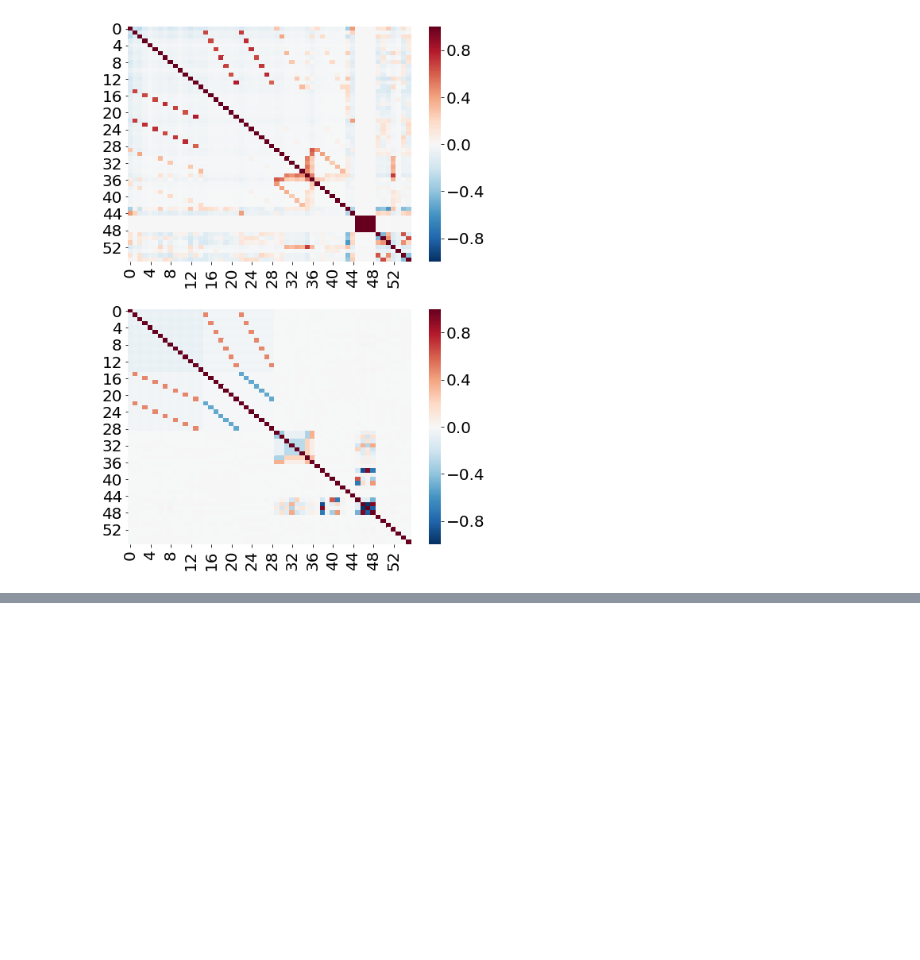
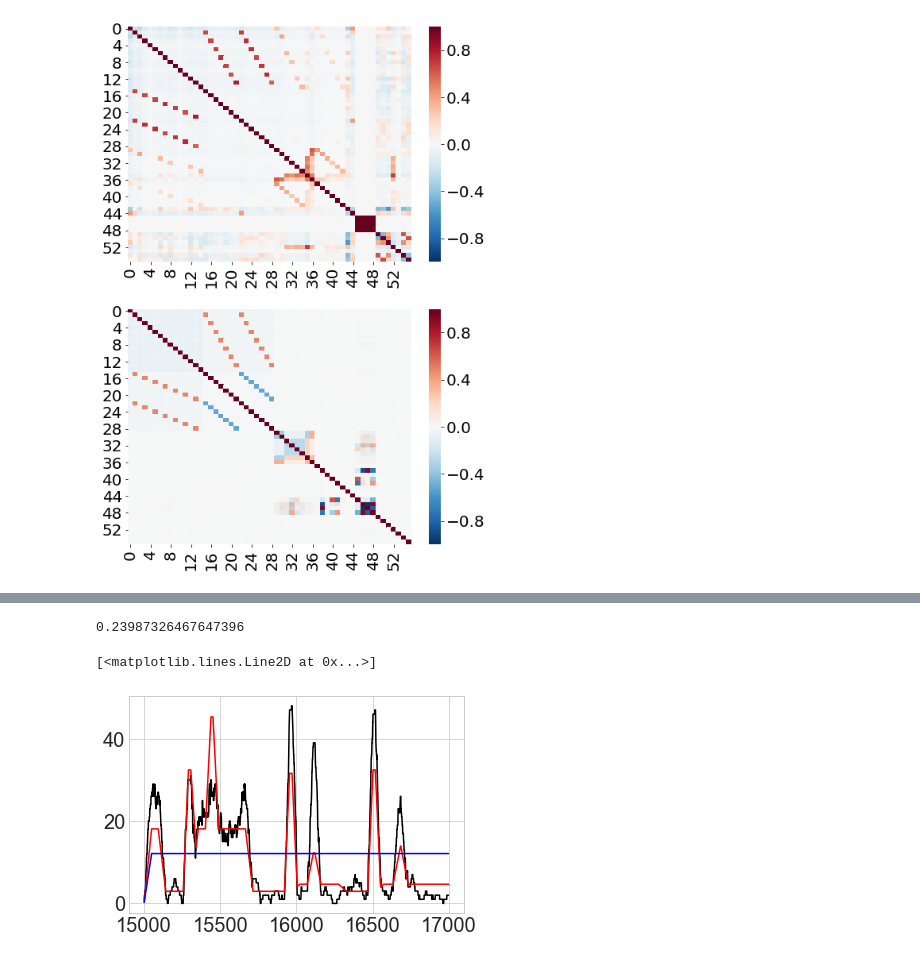
Before and after one commit to alexgonzl/TreeMazeAnalyses, a Jupyter notebook: Notebooks/TestGetMazeBehavMatrix.ipynb, the cells around one changed output, grey strips where cells are left out. Cells and saved outputs as stored; diff of their text form; code cells hidden in the pictures; blank space fills up the shorter version.

```diff
--- a/Notebooks/TestGetMazeBehavMatrix.ipynb
+++ b/Notebooks/TestGetMazeBehavMatrix.ipynb
@@ -225,0 +222,8 @@ np.mean(sb)*np.exp(0.8)
+# %%
+from sklearn.model_selection import train_test_split
+xTrain, xTest, yTrain, yTest = train_test_split(subData,sb, test_size = 0.5, random_state = 0,shuffle=False)
+# %%
+glm_full = sm.GLM(yTrain,xTrain,family = sm.families.Poisson())
+glm_null = sm.GLM(yTrain,xTrain[['const']],family = sm.families.Poisson())
+glm_full_res = glm_full.fit()
+glm_null_res = glm_null.fit()
@@ -225,0 +257,18 @@ np.mean(sb)*np.exp(0.8)
+# %%
+muTest =glm_full_res.predict(xTest)
+TestDev = PDeviance(yTest,muTest)
+muNullTest = glm_null_res.predict(xTest['const'])
+TestNullDev = PDeviance(yTest,muNullTest)
+out_sample_PR2 = 1-TestDev/TestNullDev
+print(out_sample_PR2)
+# %% [output]
+0.23987326467647396
+# %%
+seg = np.arange(2000)+1000*15
+lfwin = np.round(1.0/step).astype(int)
+plt.plot(seg,signal.lfilter(np.ones(lfwin)/lfwin,1,yTest[seg])/step,color='k')
+plt.plot(seg,signal.lfilter(np.ones(lfwin)/lfwin,1,muTest.as_matrix()[seg])/step,color='r')
+plt.plot(seg,signal.lfilter(np.ones(lfwin)/lfwin,1,muNullTest.as_matrix()[seg])/step,color='b')
+# %% [output]
+[<matplotlib.lines.Line2D at 0x...>]
+[figure, added]
```
Also changed, not shown: parts of 11 cells of this notebook, 3 other files.
